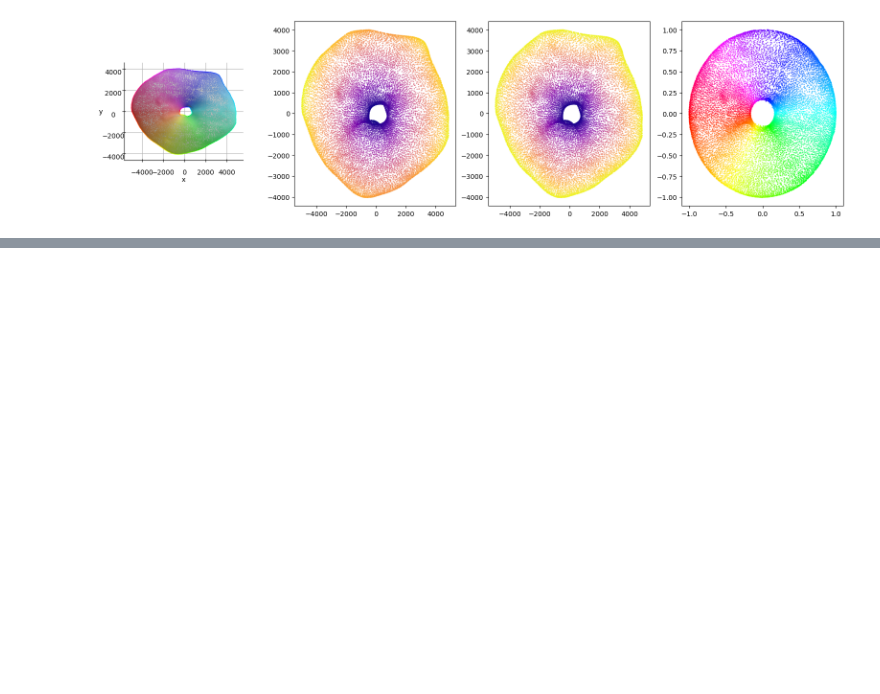
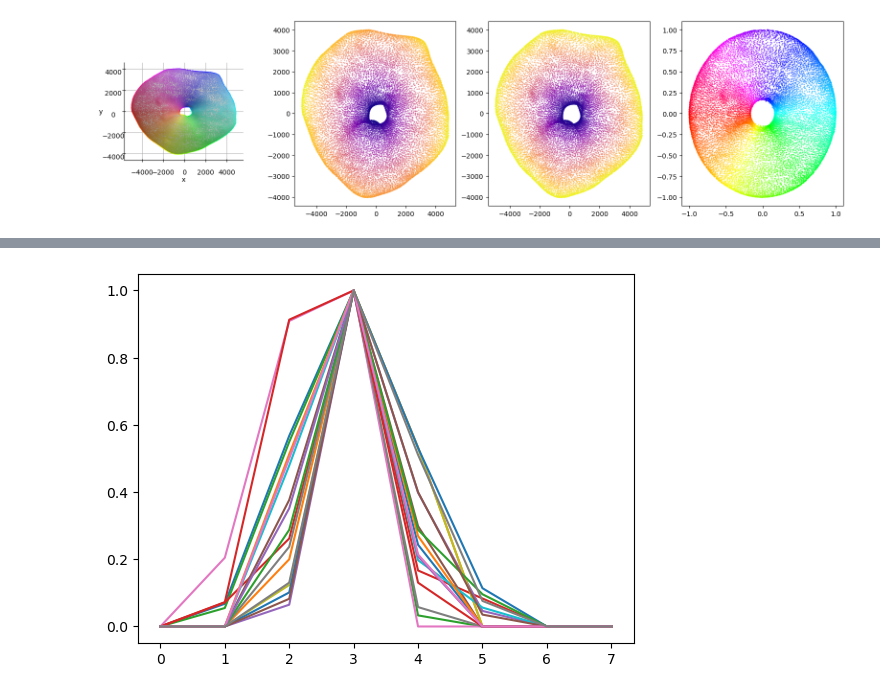
Before and after one commit to yfisher-lab/NeuromodPlasticity, a Jupyter notebook: Notebooks/connectomics_analysis/EL_synaptic_partners_plots.ipynb, the cells around one changed output, grey strips where cells are left out. Cells and saved outputs as stored; diff of their text form; code cells hidden in the pictures; blank space fills up the shorter version.

```diff
--- a/Notebooks/connectomics_analysis/EL_synaptic_partners_plots.ipynb
+++ b/Notebooks/connectomics_analysis/EL_synaptic_partners_plots.ipynb
@@ -570,0 +648,14 @@ ax[0].legend()
+# %%
+fig, ax = plt.subplots()
+for i, conn in el_conn_mat_norm.T.iterrows():
+    # np.argmax(conn.values)
+    ax.plot(np.roll(conn.values,-np.argmax(conn.values)+3), label=i)
+    # ax.plot(np.sort(conn.values)[::-1])
+
+    # plt.figure(figsize=(10, 5))
+    # sns.heatmap(conn.values.reshape(2, 16), cmap='plasma', cbar=False)
+    # plt.title(i)
+    # plt.savefig(figfolder / f'conn_{i}.pdf', bbox_inches='tight')
+    # plt.close()
+# %% [output]
+[figure, added]
```
Also changed, not shown: parts of 14 cells of this notebook, 1 other file.
